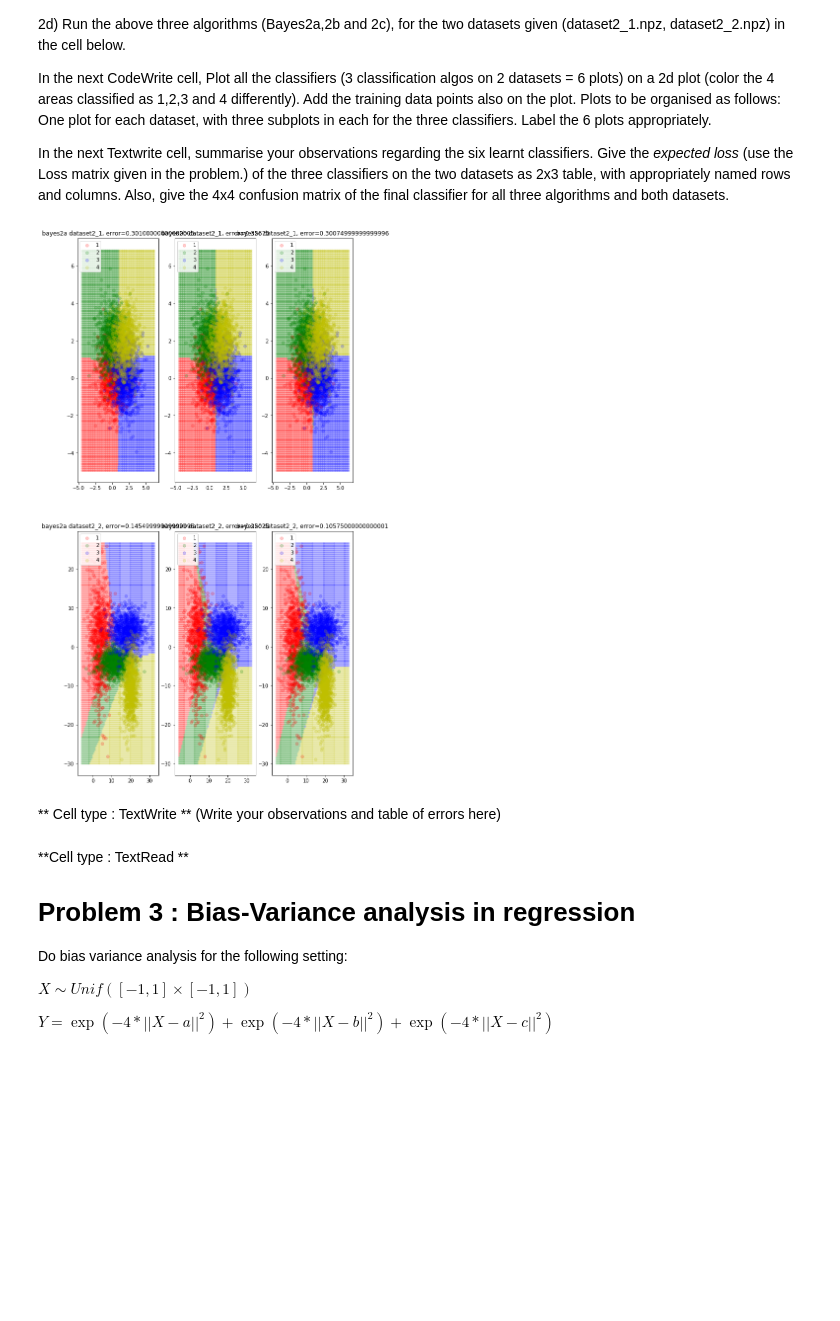
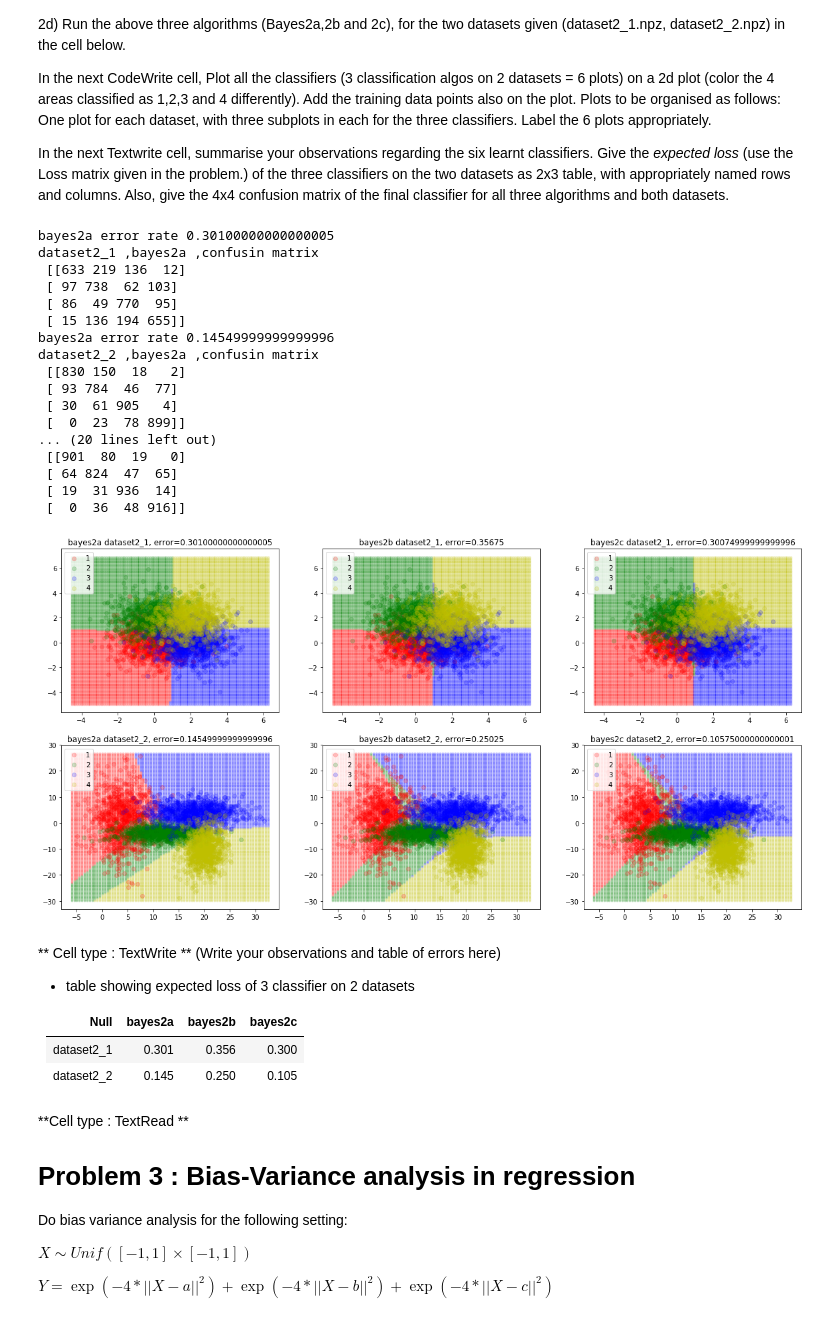
Before and after one commit to rahulbiswas876/Pattern-Recog-And-Machine-Learning, a Jupyter notebook: ProgAssmt1A_student.ipynb, the cells around one changed output. Cells and saved outputs as stored; diff of their text form; code cells hidden in the pictures; blank space fills up the shorter version.

Commit message:
confusion matrix print

```diff
--- a/ProgAssmt1A_student.ipynb
+++ b/ProgAssmt1A_student.ipynb
@@ -571,3 +571,10 @@ Y_pred_test_2c = Bayes2c(X_train, Y_train, X_test)
 # print('bayes2a error rate:', 1.0 -  (np.count_nonzero(Y_test == Y_pred_test_2a)/X_test.shape[0]))
 # print('bayes2b error rate:', 1.0 -  (np.count_nonzero(Y_test == Y_pred_test_2b)/X_test.shape[0]))
 print('bayes2c error rate:', 1.0 -  (np.count_nonzero(Y_test == Y_pred_test_2c)/X_test.shape[0]))
+
+confusion_matrix = np.empty(shape=(5,5), dtype=int)
+for i in range(1,5):
+    for j in range(1,5):
+        confusion_matrix[i,j] = np.count_nonzero((Y_test == i)& (Y_pred_test_2c == j))
+
+print('confusin matrix\n', confusion_matrix[1:5, 1:5])
@@ -591,7 +605,7 @@ In the next Textwrite cell, summarise your observations regarding the six learnt
 
 datasets_2 = np.array(['dataset2_1', 'dataset2_2'])
 
-fig = plt.subplots(nrows=2, ncols=3,figsize=(20,0))
+fig = plt.subplots(nrows=2, ncols=3,figsize=(20,10))
 plots_pos = np.array([231,234])
 for i in range(datasets_2.shape[0]):
     X_train = np.load(file='Archive/'+ datasets_2[i] +'/arr_0.npy')
@@ -601,10 +615,16 @@ for i in range(datasets_2.shape[0]):
     Y_test = np.load(file='Archive/'+ datasets_2[i] +'/arr_3.npy')
 
     Y_pred_test_2a = Bayes2a(X_train, Y_train, X_test)
-    #print('bayes1a test accuracy:', np.count_nonzero(Y_test == Y_pred_test_1a)/X_test.shape[0])
 
     error_rate = 1.0 - np.count_nonzero(Y_test == Y_pred_test_2a)/X_test.shape[0]
-#     print('bayes2a error rate' , error_rate)
+    print('bayes2a error rate' , error_rate)
+
+    confusion_matrix = np.empty(shape=(5,5), dtype=int)
+    for j in range(1,5):
+        for k in range(1,5):
+            confusion_matrix[j,k] = np.count_nonzero((Y_test == j)& (Y_pred_test_2a == k))
+
+    print(datasets_2[i] + ' ,bayes2a' + ' ,confusin matrix \n', confusion_matrix[1:5, 1:5])
 
     ax1 = plt.subplot(plots_pos[i])
     plt.title('bayes2a ' + datasets_2[i] +', error=' + str(error_rate))
@@ -651,10 +671,16 @@ for i in range(datasets_2.shape[0]):
     Y_test = np.load(file='Archive/'+ datasets_2[i] +'/arr_3.npy')
 
     Y_pred_test_2b = Bayes2b(X_train, Y_train, X_test)
-    #print('bayes1a test accuracy:', np.count_nonzero(Y_test == Y_pred_test_1a)/X_test.shape[0])
 
     error_rate = 1.0 - np.count_nonzero(Y_test == Y_pred_test_2b)/X_test.shape[0]
-#     print('bayes2b', error_rate)
+    print('bayes2b', error_rate)
+    confusion_matrix = np.empty(shape=(5,5), dtype=int)
+    for j in range(1,5):
+        for k in range(1,5):
+            confusion_matrix[j,k] = np.count_nonzero((Y_test == j)& (Y_pred_test_2b == k))
+
+    print(datasets_2[i] + ' ,bayes2b' + ' ,confusin matrix \n', confusion_matrix[1:5, 1:5])
+
 
     ax1 = plt.subplot(plots_pos[i])
     plt.title('bayes2b ' + datasets_2[i] +', error=' + str(error_rate))
@@ -700,10 +726,15 @@ for i in range(datasets_2.shape[0]):
     Y_test = np.load(file='Archive/'+ datasets_2[i] +'/arr_3.npy')
 
     Y_pred_test_2c = Bayes2c(X_train, Y_train, X_test)
-    #print('bayes1a test accuracy:', np.count_nonzero(Y_test == Y_pred_test_1a)/X_test.shape[0])
 
     error_rate = 1.0 - np.count_nonzero(Y_test == Y_pred_test_2c)/X_test.shape[0]
-#     print('bayes2c', error_rate)
+    print('bayes2c', error_rate)
+    confusion_matrix = np.empty(shape=(5,5), dtype=int)
+    for j in range(1,5):
+        for k in range(1,5):
+            confusion_matrix[j,k] = np.count_nonzero((Y_test == j)& (Y_pred_test_2c == k))
+
+    print(datasets_2[i] + ' ,bayes2c' + ' ,confusin matrix \n', confusion_matrix[1:5, 1:5])
 
     ax1 = plt.subplot(plots_pos[i])
     plt.title('bayes2c ' + datasets_2[i] +', error=' + str(error_rate))
@@ -713,37 +744,61 @@ for i in range(datasets_2.shape[0]):
 
     if i == 0:
         step_size = 0.1
     else:
         step_size = 0.5
 
     xx, yy = np.meshgrid(np.arange(x_min, x_max, step_size),np.arange(y_min, y_max, step_size))
     x1_x2points = np.array(np.meshgrid(np.arange(x_min, x_max, step_size),np.arange(y_min, y_max, step_size))).T.reshape(-1,2)
     Y_pred_area = Bayes2b(X_train, Y_train, x1_x2points)
     ax1.scatter(x1_x2points[Y_pred_area == 1][:,0], x1_x2points[Y_pred_area == 1][:,1],
                     alpha=0.2, color='r', marker='.')
     ax1.scatter(x1_x2points[Y_pred_area == 2][:,0], x1_x2points[Y_pred_area == 2][:,1],
                     alpha=0.2, color='g', marker='.')
     ax1.scatter(x1_x2points[Y_pred_area == 3][:,0], x1_x2points[Y_pred_area == 3][:,1],
                     alpha=0.2, color='b', marker='.')
     ax1.scatter(x1_x2points[Y_pred_area == 4][:,0], x1_x2points[Y_pred_area == 4][:,1],
                     alpha=0.2, color='y', marker='.')
 
 
 
     ax1.scatter(X_train[Y_train == 1][:,0], X_train[Y_train == 1][:,1],
                     alpha=0.2, color='r', marker='o', label='1')
     ax1.scatter(X_train[Y_train == 2][:,0], X_train[Y_train == 2][:,1],
                     alpha=0.2, color='g', marker='o', label='2')
     ax1.scatter(X_train[Y_train == 3][:,0], X_train[Y_train == 3][:,1],
                     alpha=0.2, color='b', marker='o', label='3')
     ax1.scatter(X_train[Y_train == 4][:,0], X_train[Y_train == 4][:,1],
                     alpha=0.2, color='y', marker='o', label='4')
     ax1.legend(loc='upper left')
 # %% [output]
+bayes2a error rate 0.30100000000000005
+dataset2_1 ,bayes2a ,confusin matrix
+ [[633 219 136  12]
+ [ 97 738  62 103]
+ [ 86  49 770  95]
+ [ 15 136 194 655]]
+bayes2a error rate 0.14549999999999996
+dataset2_2 ,bayes2a ,confusin matrix
+ [[830 150  18   2]
+ [ 93 784  46  77]
+ [ 30  61 905   4]
+ [  0  23  78 899]]
+... (20 lines left out)
+ [[901  80  19   0]
+ [ 64 824  47  65]
+ [ 19  31 936  14]
+ [  0  36  48 916]]
-[figure, old version]
+[figure, new version]
 # %% [markdown]
 ** Cell type : TextWrite **
 (Write your observations and table of errors here)
+
+- table showing expected loss of 3 classifier on 2 datasets
+
+|    Null    | bayes2a | bayes2b | bayes2c |
+|:----------:|:-------:|:-------:|:-------:|
+| dataset2_1 |  0.301  |  0.356  |  0.300  |
+| dataset2_2 |  0.145  |  0.250  |  0.105  |
 # %% [markdown]
 **Cell type : TextRead **
 
```
Also changed, not shown: parts of 1 cell of this notebook, 1 other file.
